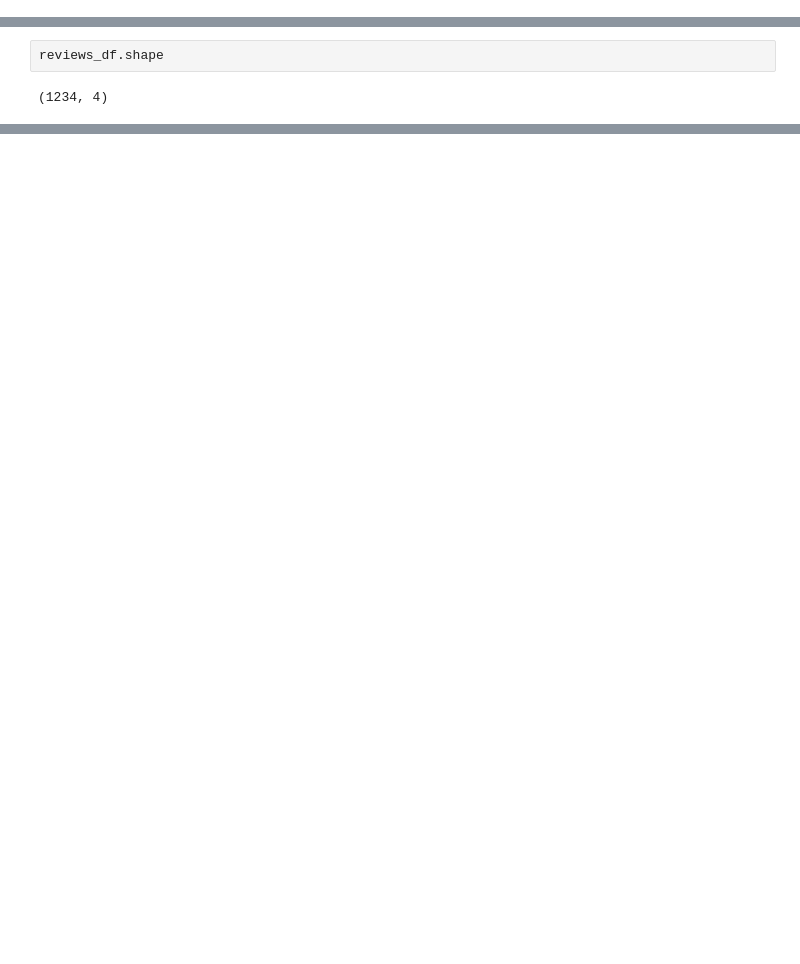
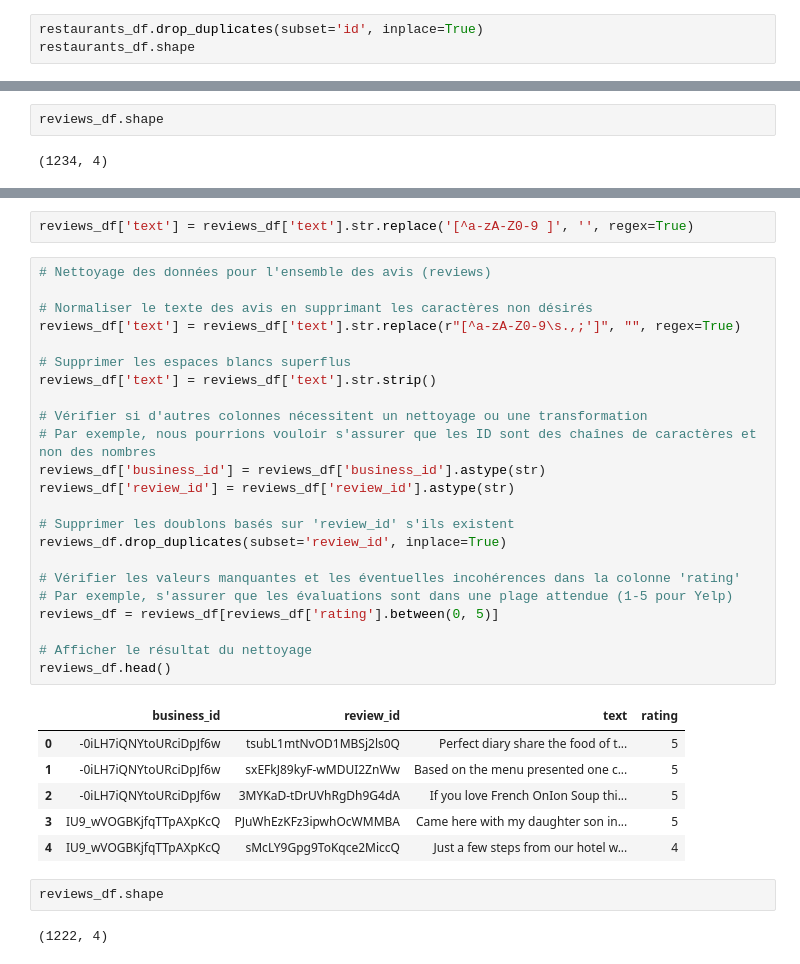
Before and after one commit to soraps/Projet2_NLP, a Jupyter notebook: NLP_Projet.ipynb, the cells around one changed output, grey strips where cells are left out. Drawn from its saved outputs; the diff is of its cells as text; blank space fills up the shorter version.

```diff
--- a/NLP_Projet.ipynb
+++ b/NLP_Projet.ipynb
@@ -128,3 +128,6 @@ restaurants_df.head()
 | 2 | cEjF41ZQB8-SST8cd3EsEw | l-avant-comptoir-paris-3 | L'Avant Comptoir | https://s3-media2.fl.yelpcdn.com/... | False | https://www.yelp.com/biz/l-avant-... | 657 | [{'alias': 'tapas', 'title': 'Tap... | 4.5 | ... |
 | 3 | BuJnfWI86tTxFUon071EKg | brasserie-bellanger-paris | Brasserie Bellanger | https://s3-media2.fl.yelpcdn.com/... | False | https://www.yelp.com/biz/brasseri... | 23 | [{'alias': 'french', 'title': 'Fr... | 5.0 | ... |
 | 4 | pztzge22A_c_BfzLHCmaMw | le-bistro-du-périgord-paris-3 | Le Bistro du Périgord | https://s3-media2.fl.yelpcdn.com/... | False | https://www.yelp.com/biz/le-bistr... | 377 | [{'alias': 'bistros', 'title': 'B... | 4.5 | ... |
+# %%
+restaurants_df.drop_duplicates(subset='id', inplace=True)
+restaurants_df.shape
@@ -221,0 +261,36 @@ reviews_df.to_csv("reviews.csv", sep=';')
+# %%
+reviews_df['text'] = reviews_df['text'].str.replace('[^a-zA-Z0-9 ]', '', regex=True)
+# %%
+# Nettoyage des données pour l'ensemble des avis (reviews)
+
+# Normaliser le texte des avis en supprimant les caractères non désirés
+reviews_df['text'] = reviews_df['text'].str.replace(r"[^a-zA-Z0-9\s.,;']", "", regex=True)
+
+# Supprimer les espaces blancs superflus
+reviews_df['text'] = reviews_df['text'].str.strip()
+
+# Vérifier si d'autres colonnes nécessitent un nettoyage ou une transformation
+# Par exemple, nous pourrions vouloir s'assurer que les ID sont des chaînes de caractères et non des nombres
+reviews_df['business_id'] = reviews_df['business_id'].astype(str)
+reviews_df['review_id'] = reviews_df['review_id'].astype(str)
+
+# Supprimer les doublons basés sur 'review_id' s'ils existent
+reviews_df.drop_duplicates(subset='review_id', inplace=True)
+
+# Vérifier les valeurs manquantes et les éventuelles incohérences dans la colonne 'rating'
+# Par exemple, s'assurer que les évaluations sont dans une plage attendue (1-5 pour Yelp)
+reviews_df = reviews_df[reviews_df['rating'].between(0, 5)]
+
+# Afficher le résultat du nettoyage
+reviews_df.head()
+# %% [output]
+|  | business_id | review_id | text | rating |
+| 0 | -0iLH7iQNYtoURciDpJf6w | tsubL1mtNvOD1MBSj2ls0Q | Perfect diary share the food of t... | 5 |
+| 1 | -0iLH7iQNYtoURciDpJf6w | sxEFkJ89kyF-wMDUI2ZnWw | Based on the menu presented one c... | 5 |
+| 2 | -0iLH7iQNYtoURciDpJf6w | 3MYKaD-tDrUVhRgDh9G4dA | If you love French OnIon Soup thi... | 5 |
+| 3 | IU9_wVOGBKjfqTTpAXpKcQ | PJuWhEzKFz3ipwhOcWMMBA | Came here with my daughter son in... | 5 |
+| 4 | IU9_wVOGBKjfqTTpAXpKcQ | sMcLY9Gpg9ToKqce2MiccQ | Just a few steps from our hotel w... | 4 |
+# %%
+reviews_df.shape
+# %% [output]
+(1222, 4)
```
Also changed, not shown: parts of 18 cells of this notebook, 2 other files.
